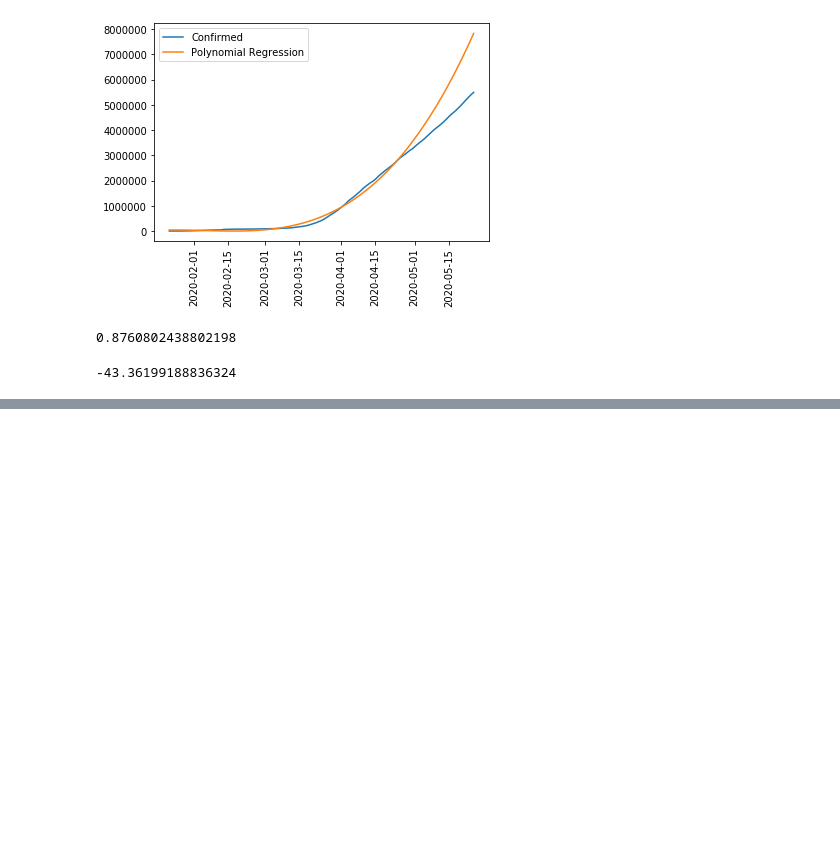
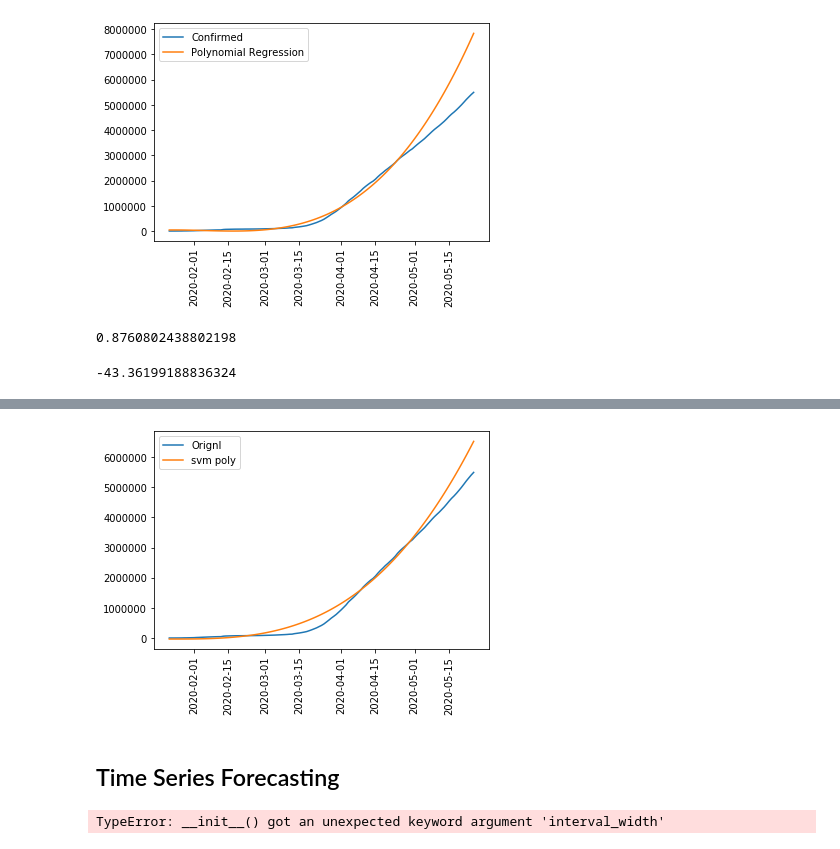
Before and after one commit to shankrsingh/basic, a Jupyter notebook: Corona Analysis.ipynb, the cells around one changed output, grey strips where cells are left out. Drawn from its saved outputs; the diff is of its cells as text; code cells hidden in the pictures; blank space fills up the shorter version.

```diff
--- a/Corona Analysis.ipynb
+++ b/Corona Analysis.ipynb
@@ -307,0 +333,15 @@ Wall time: 0 ns
+# %%
+plt.plot(datewise.index,datewise.Confirmed,label='Orignl')
+plt.plot(datewise.index,svm.predict(datewise.days_since.values.reshape(-1,1)),label='svm poly')
+plt.legend()
+plt.xticks(rotation=90);
+# %% [output]
+[figure, added]
+# %% [markdown]
+## Time Series Forecasting
+# %%
+from prophet import Prophet
+prophet_c=Prophet(interval_width=0.95,weekly_seasonality=True,)
+prophet_confirmed=pd.DataFrame(zip(list(datewise.index),list(datewise["Confirmed"])),columns=['ds','y'])
+# %% [output]
+TypeError: __init__() got an unexpected keyword argument 'interval_width'
```
Also changed, not shown: parts of 10 cells of this notebook.
